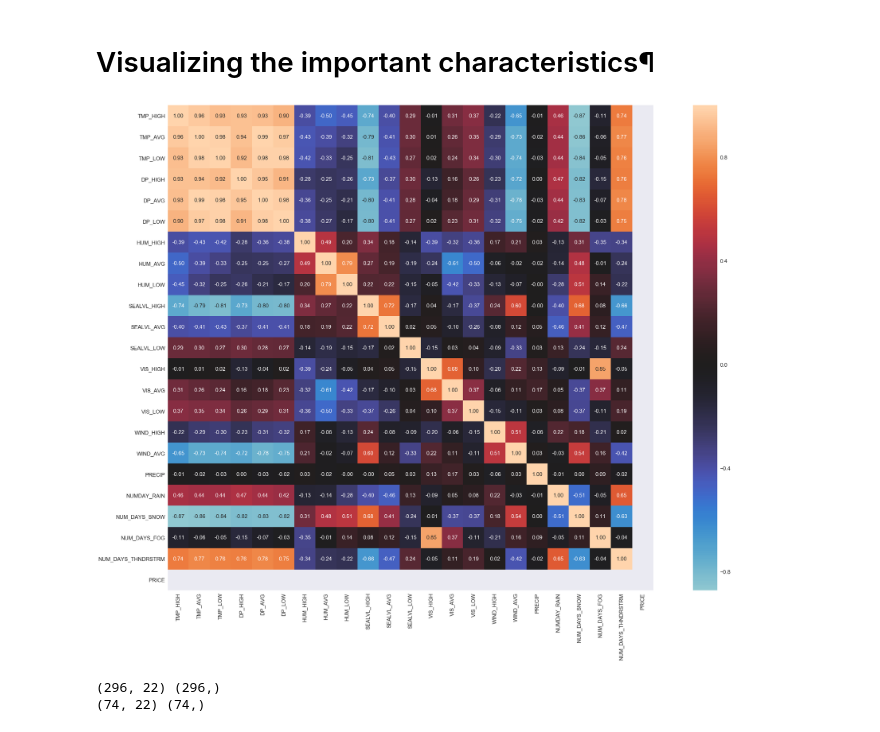
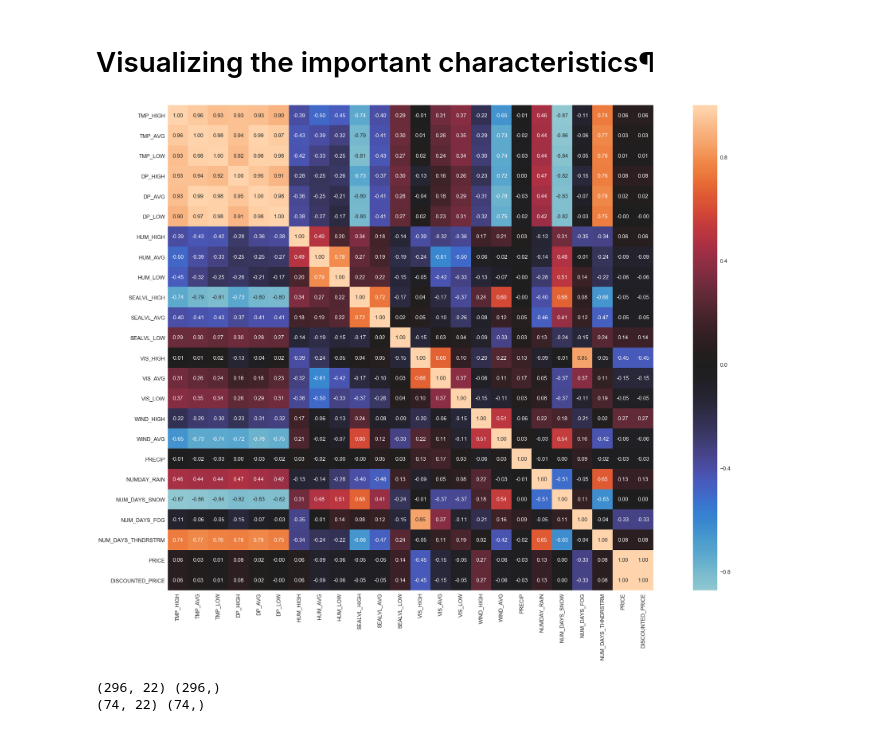
Before and after one commit to udianand/GooglePracticum, a Jupyter notebook: Weighted_average_models.ipynb, the cells around one changed output. Drawn from its saved outputs; the diff is of its cells as text; code cells hidden in the pictures.

Commit message:
Fixed Correlation Matrix

```diff
--- a/Weighted_average_models.ipynb
+++ b/Weighted_average_models.ipynb
@@ -54,6 +53,7 @@ price_updated = price_updated.reset_index(drop=True)
 #price_updated.iloc[168:174]
 
 price_updated = price_updated[~((price_updated.Year == 2000) & ((price_updated.Period == 'MAR') | (price_updated.Period == 'APR')))]
+price_updated = price_updated.reset_index(drop=True)
 price_updated.iloc[168:172]
 # %% [output]
 |  | Year | Period | Value | Discounted_Value |
@@ -75,7 +75,9 @@ cols.insert(1, cols.pop(cols.index('State')))
 
 df = df.reindex(columns = cols)
 df.drop('Unnamed: 0', axis=1, inplace=True)
-df
+
+w_avg_model_scaled = df
+w_avg_model_scaled
 # %% [output]
 |  | State | YEAR | MONTH | TMP_HIGH | TMP_AVG | TMP_LOW | DP_HIGH | DP_AVG | DP_LOW | HUM_HIGH | ... | ... |
 | 0 | IL | 1986 | JAN | 55.953658 | 27.617217 | -2.980925 | 42.880246 | 19.992262 | -8.511984 | 99.026800 | ... | ... |
@@ -95,21 +97,3 @@ df
 | 368 | IL | 2016 | NOV | 76.323585 | 44.534557 | 16.508950 | 60.101894 | 35.188458 | 10.089226 | 99.769506 | ... | ... |
 | 369 | IL | 2016 | DEC | 56.499747 | 28.025835 | -5.724015 | 52.141124 | 20.537073 | -14.910411 | 99.769506 | ... | ... |
 370 rows × 27 columns
-# %%
-c_names = list(df.columns.values)
-X = df.iloc[:].values
-imputer = Imputer(missing_values='NaN', strategy = 'mean', axis = 0)
-imputer = imputer.fit(X[:,3:25])
-X[:,3:25] = imputer.transform(X[:,3:25])
-
-labelencoder_X = LabelEncoder()
-X[:,0] = labelencoder_X.fit_transform(X[:,0])
-X[:,1] = labelencoder_X.fit_transform(X[:,1])
-X[:,2] = labelencoder_X.fit_transform(X[:,2])
-
-sc_X = StandardScaler()
-X[:,3:25] = sc_X.fit_transform(X[:,3:25] )
-w_avg_model_scaled = pd.DataFrame(X)
-w_avg_model_scaled.columns = c_names
-
-w_avg_model_scaled
@@ -166,7 +158,7 @@ col_names = list(w_avg_model_scaled)
 #input_data.dtypes
 print("Shape of Original data: {}".format(w_avg_model_scaled.shape) + "\n")
 
-input_variables = w_avg_model_scaled.iloc[:,3:26]
+input_variables = w_avg_model_scaled.iloc[:,3:27]
 print("Variables: " + str(input_variables.columns) + "\n")
 print("Shape of variable data: {}".format(input_variables.shape) + "\n")
 
@@ -199,22 +223,22 @@ Index(['STATE', 'YEAR', 'MONTH', 'TMP_HIGH', 'TMP_AVG', 'TMP_LOW', 'DP_HIGH',
 # Visualizing the important characteristics¶
 # %%
 # Plot the correlation matrix
-correlation_matrix = np.corrcoef(input_variables.values.T.astype(float))
+correlation_matrix = np.corrcoef(input_variables.values.T)
 heat_map_column_names = col_names = list(input_variables)
 sns.set(font_scale = 1.5)
 plt.figure(figsize = (40,25))
 hm = sns.heatmap(correlation_matrix,
     cbar=True,
     annot=True,
     center = 0,
     square=True,
     fmt='.2f',
     annot_kws={'size': 15},
     yticklabels=heat_map_column_names,
     xticklabels=heat_map_column_names)
 plt.show()
 # %% [output]
-[figure, old version]
+[figure, new version]
 # %%
 # Splitting Data into Training and Test
 X_train, X_test, y_train, y_test = train_test_split(input_variables.iloc[:,0:22], price, test_size=0.2)
```
Also changed, not shown: parts of 29 cells of this notebook.
